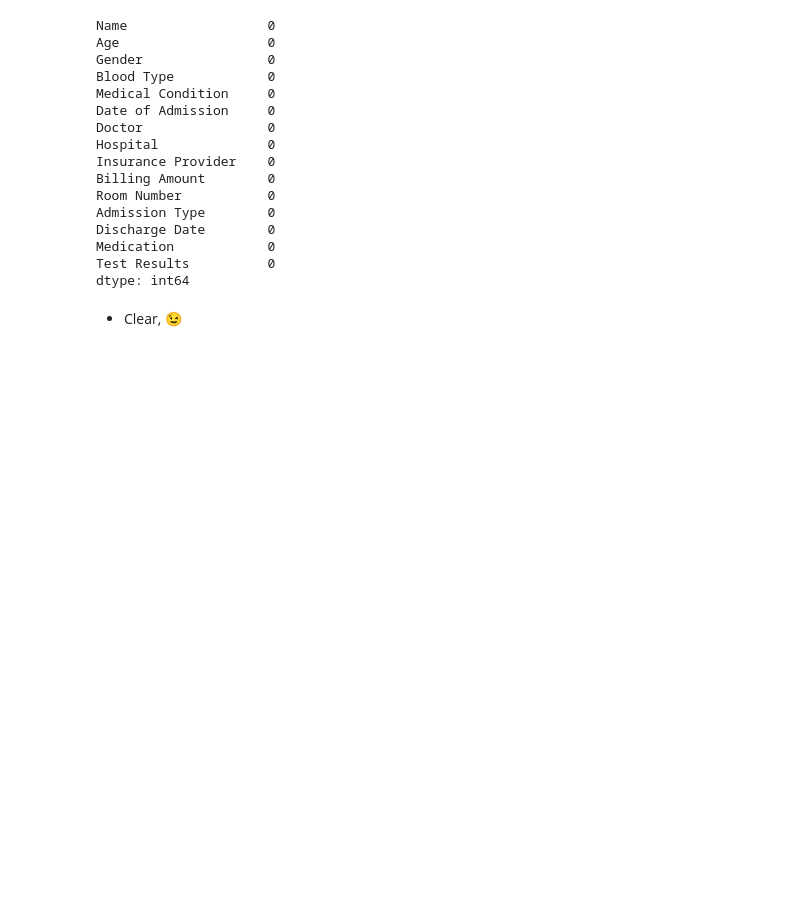
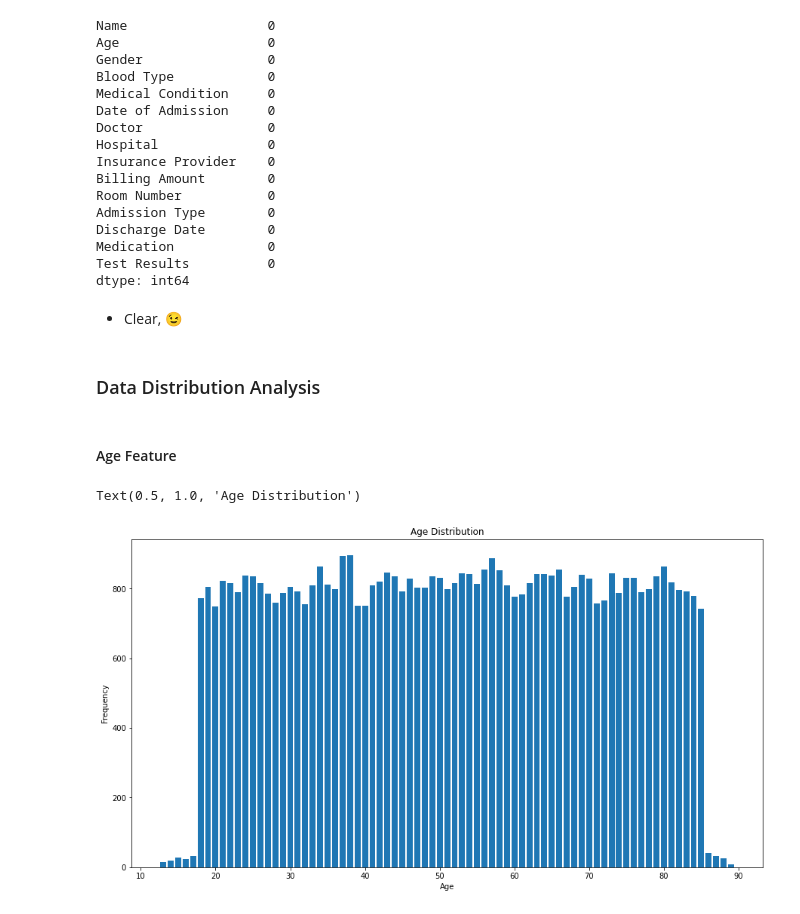
Before and after one commit to MrEktirir/Analysis-of-Healthcare, a Jupyter notebook: Notebooks/main.ipynb, the cells around one changed output. Drawn from its saved outputs; the diff is of its cells as text; code cells hidden in the pictures; blank space fills up the shorter version.

Commit message:
Data Distribution
* Visualization of Data Distribution has been completed.

```diff
--- a/Notebooks/main.ipynb
+++ b/Notebooks/main.ipynb
@@ -117,3 +117,16 @@ Test Results          0
 dtype: int64
 # %% [markdown]
 * Clear, 😉
+# %% [markdown]
+### Data Distribution Analysis
+# %% [markdown]
+#### Age Feature
+# %%
+f, ax = plt.subplots(figsize=(15, 8))
+ax.bar(x = dataset['Age'].value_counts().index, height = dataset['Age'].value_counts())
+ax.set_xlabel('Age')
+ax.set_ylabel('Frequency')
+ax.set_title("Age Distribution")
+# %% [output]
+Text(0.5, 1.0, 'Age Distribution')
+[figure, added]
```
Also changed, not shown: parts of 20 cells of this notebook.
